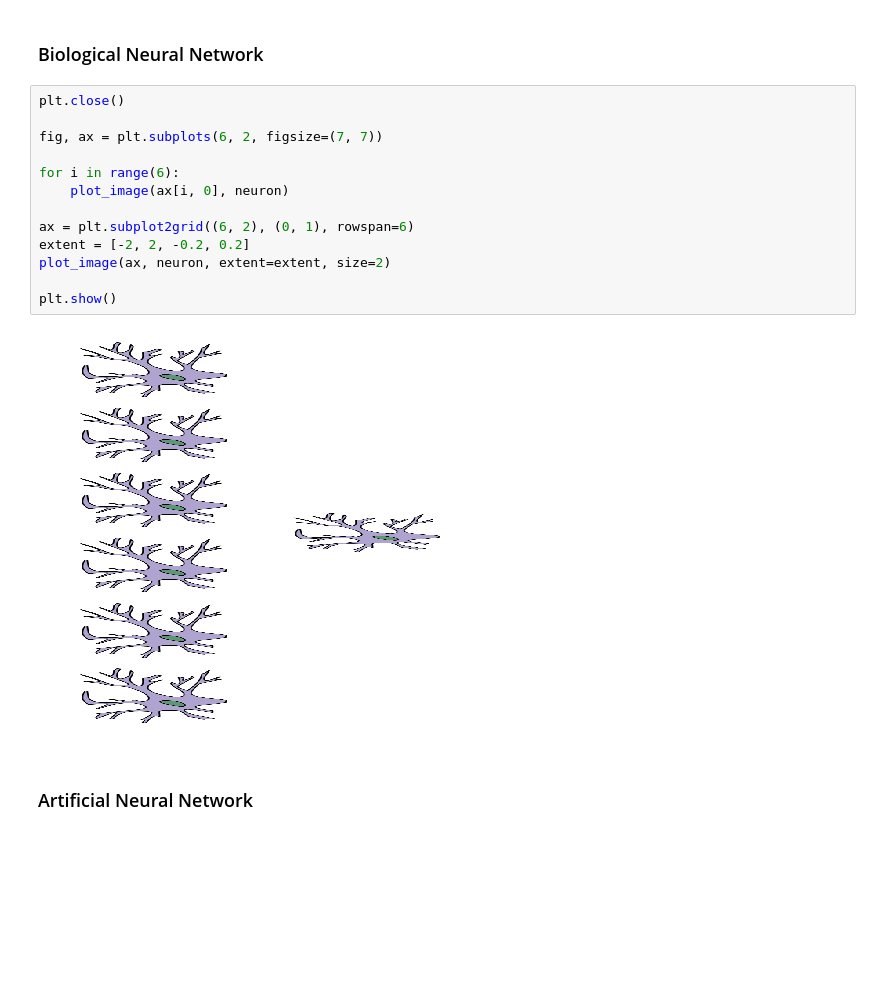
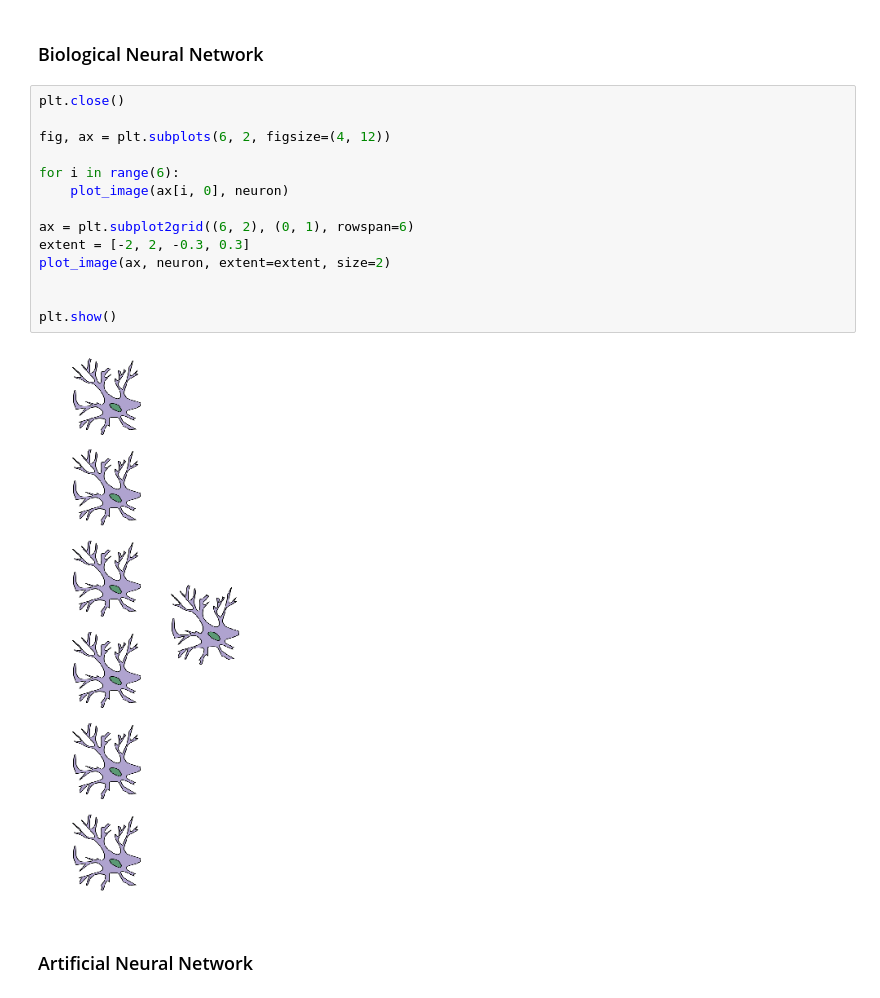
Before and after one commit to ramseydsilva/ml-presentation, a Jupyter notebook: How to Spot a Bear.ipynb, the cells around one changed output. Saved outputs shown, nothing was run; the diff lists cells and outputs as text; blank space fills up the shorter version.

```diff
--- a/How to Spot a Bear.ipynb
+++ b/How to Spot a Bear.ipynb
@@ -295,18 +305,19 @@ plt.show()
 # %%
 plt.close()
 
-fig, ax = plt.subplots(6, 2, figsize=(7, 7))
+fig, ax = plt.subplots(6, 2, figsize=(4, 12))
 
 for i in range(6):
     plot_image(ax[i, 0], neuron)
 
 ax = plt.subplot2grid((6, 2), (0, 1), rowspan=6)
-extent = [-2, 2, -0.2, 0.2]
+extent = [-2, 2, -0.3, 0.3]
 plot_image(ax, neuron, extent=extent, size=2)
 
+
 plt.show()
 # %% [output]
-[figure, old version]
+[figure, new version]
 # %% [markdown]
 ### Artificial Neural Network
 # %%
```
Also changed, not shown: parts of 10 cells of this notebook, 2 other files.
